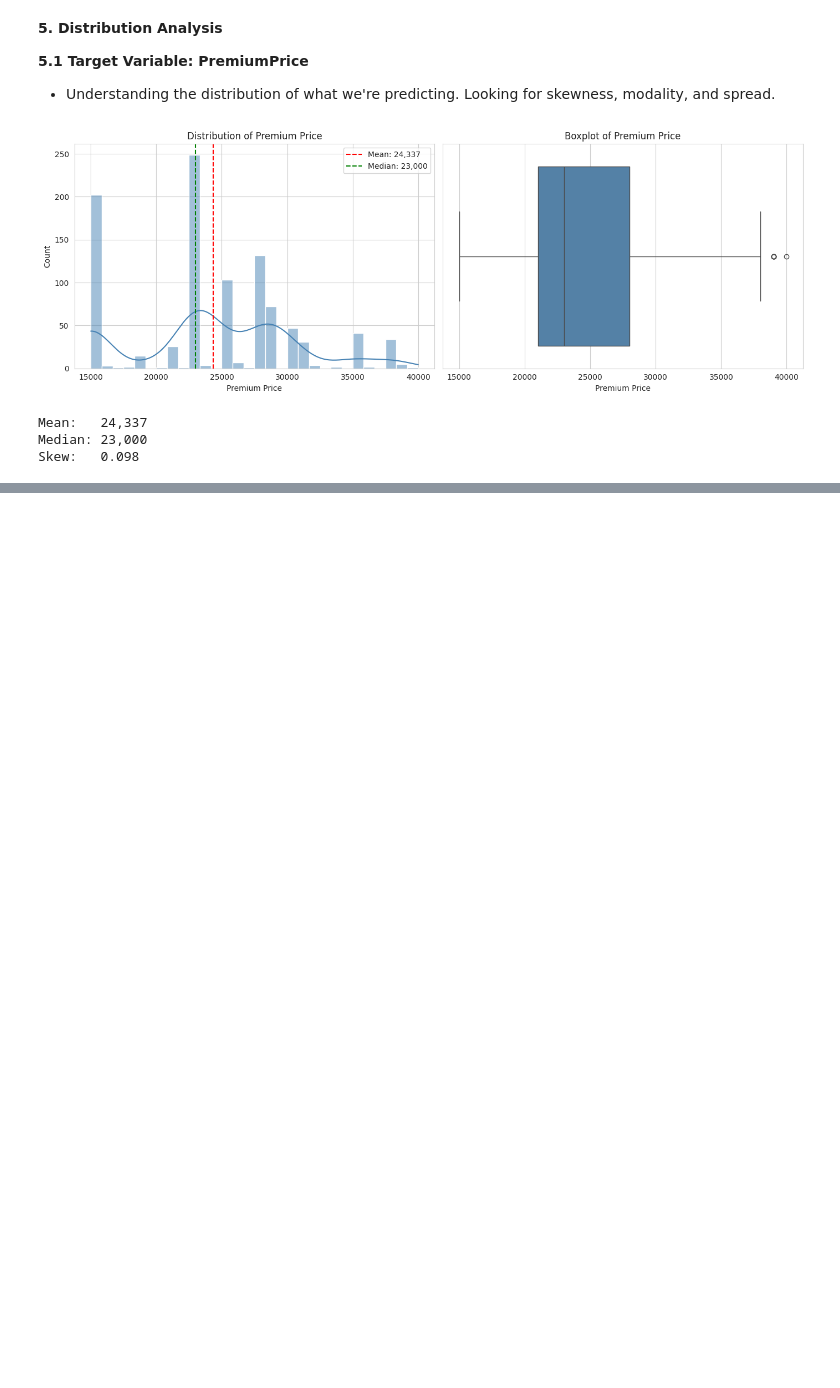
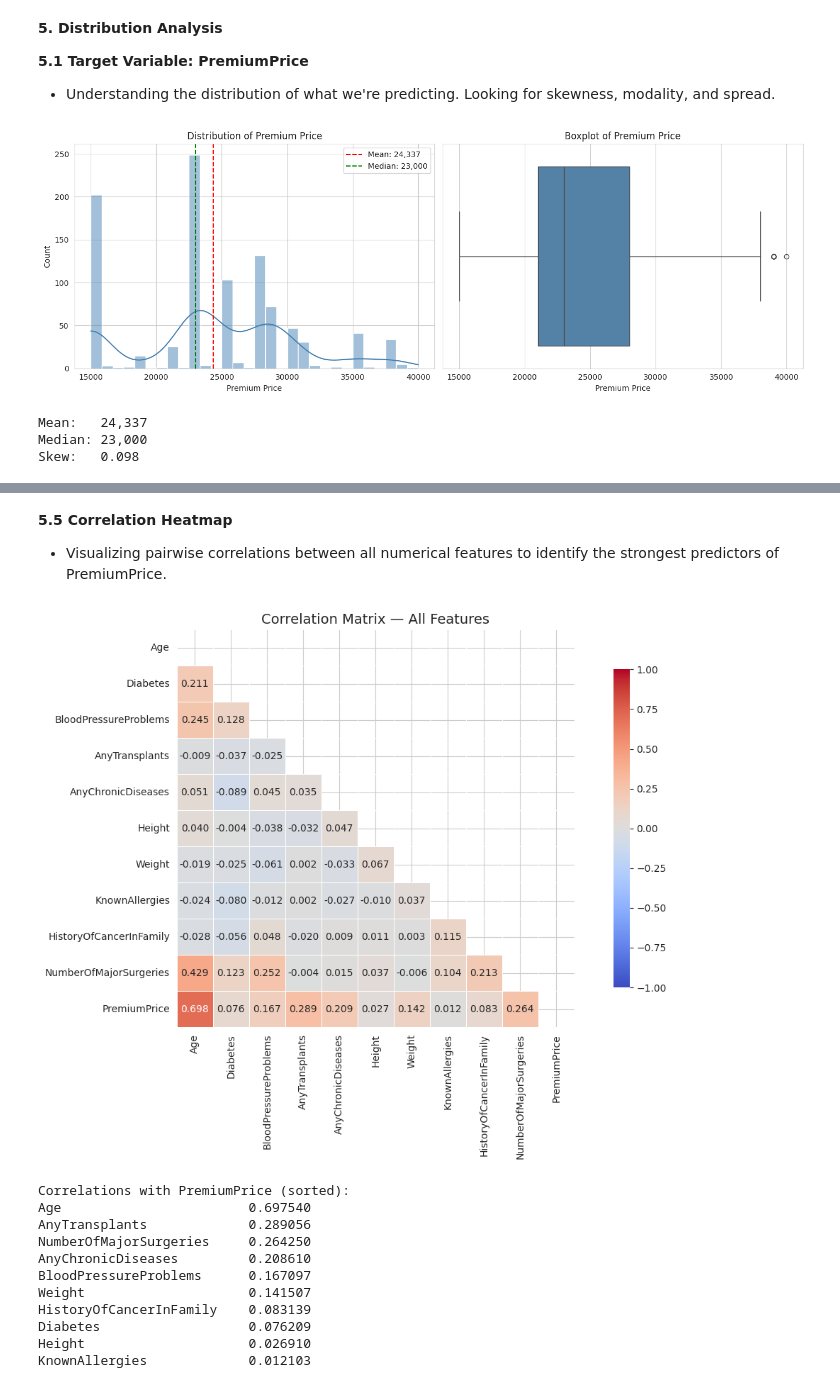
Before and after one commit to pallabiroyds/insurance-cost-prediction, a Jupyter notebook: notebooks/01_EDA_and_Visualization.ipynb, the cells around one changed output, grey strips where cells are left out. Cells and saved outputs as stored; diff of their text form; code cells hidden in the pictures; blank space fills up the shorter version.

```diff
--- a/notebooks/01_EDA_and_Visualization.ipynb
+++ b/notebooks/01_EDA_and_Visualization.ipynb
@@ -147,0 +260,35 @@ Skew:   0.098
+# %% [markdown]
+**5.5 Correlation Heatmap**
+
+*   Visualizing pairwise correlations between all numerical features to identify the strongest predictors of PremiumPrice.
+# %%
+plt.figure(figsize=(12, 8))
+
+corr_matrix = df.drop(columns=['AgeGroup']).corr()
+
+mask = np.triu(np.ones_like(corr_matrix, dtype=bool))
+
+sns.heatmap(corr_matrix, mask=mask, annot=True, fmt='.3f', cmap='coolwarm',
+            center=0, vmin=-1, vmax=1, square=True,
+            linewidths=0.5, cbar_kws={'shrink': 0.8})
+
+plt.title('Correlation Matrix — All Features', fontsize=14)
+plt.tight_layout()
+plt.show()
+
+# Extract correlations with target
+print("Correlations with PremiumPrice (sorted):")
+print(corr_matrix['PremiumPrice'].drop('PremiumPrice').sort_values(ascending=False).to_string())
+# %% [output]
+[figure, added]
+Correlations with PremiumPrice (sorted):
+Age                        0.697540
+AnyTransplants             0.289056
+NumberOfMajorSurgeries     0.264250
+AnyChronicDiseases         0.208610
+BloodPressureProblems      0.167097
+Weight                     0.141507
+HistoryOfCancerInFamily    0.083139
+Diabetes                   0.076209
+Height                     0.026910
+KnownAllergies             0.012103
```
Also changed, not shown: parts of 17 cells of this notebook.
